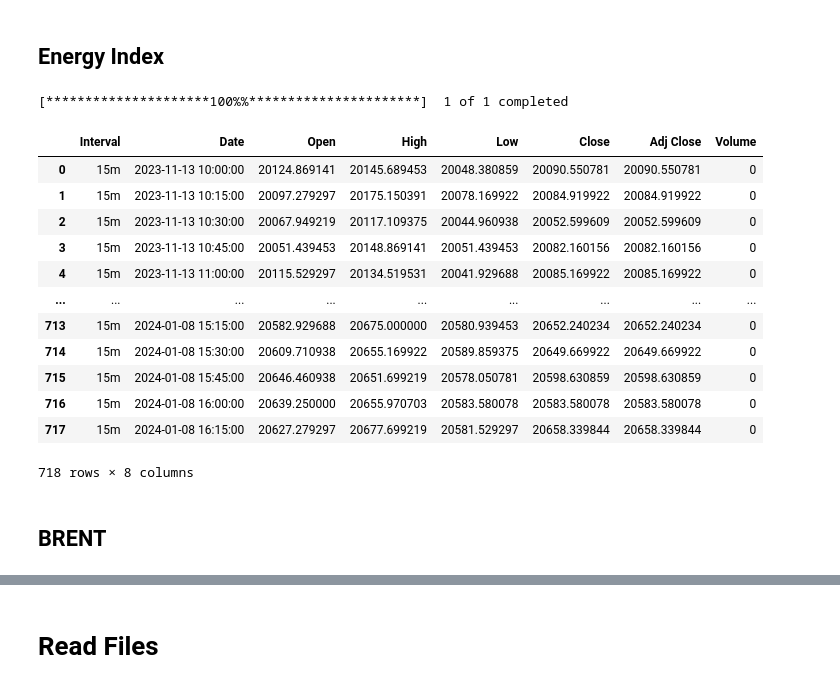
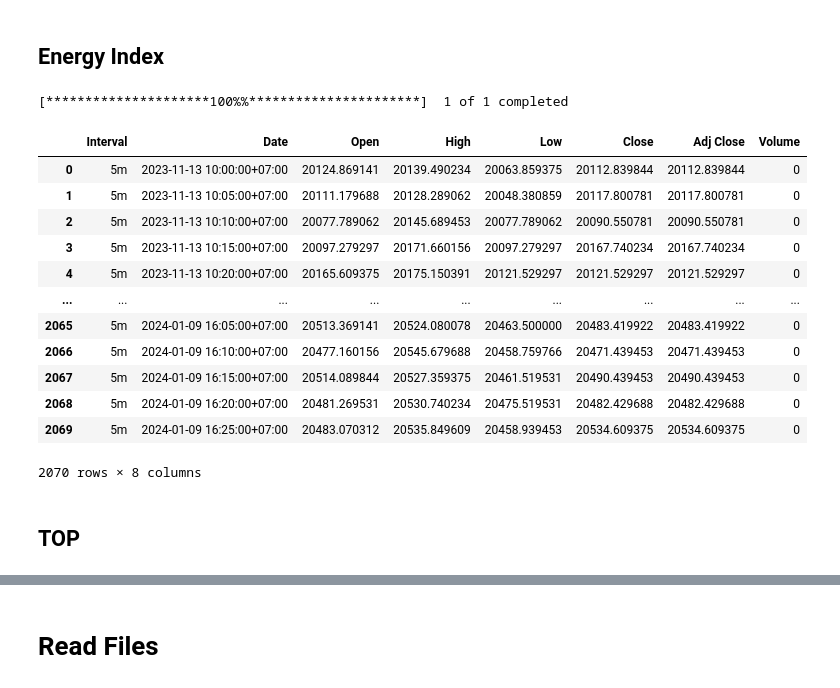
Before and after one commit to y-lims/DADS6003_Buy-Sell_Stock_Forecasting, a Jupyter notebook: SPRC_training.ipynb, the cells around one changed output, grey strips where cells are left out. Drawn from its saved outputs; the diff is of its cells as text; code cells hidden in the pictures.

```diff
--- a/SPRC_training.ipynb
+++ b/SPRC_training.ipynb
@@ -402,11 +284,11 @@ display(GOLD_df)
 # %% [markdown]
 ## Resource Index
 # %%
-# Resource Index 15m
+# Resource Index 5m
 stock_symbol = '^RESOURC.BK'
 end_date = datetime.today().strftime('%Y-%m-%d')
 start_date = (datetime.today() - timedelta(days=59)).strftime('%Y-%m-%d')
-intervals = ['15m']
+intervals = ['5m']
 
 # Create an empty DataFrame to store the results
 RESOURCE_df = pd.DataFrame()
@@ -444,44 +326,44 @@ display(RESOURCE_df)
 # %% [markdown]
 ## Energy Index
 # %%
-# Energy Index 15m
+# Energy Index 5m
 stock_symbol = '^ENERG.BK'
 end_date = datetime.today().strftime('%Y-%m-%d')
 start_date = (datetime.today() - timedelta(days=59)).strftime('%Y-%m-%d')
-intervals = ['15m']
+intervals = ['5m']
 
 # Create an empty DataFrame to store the results
 ENERGY_df = pd.DataFrame()
 
 # Loop through each interval and append data to the DataFrame
 for interval in intervals:
     data = yf.download(stock_symbol, start=start_date, end=end_date, interval=interval)
     # Add a level to the MultiIndex for the interval
     data.index = pd.MultiIndex.from_product([[interval], data.index], names=['Interval', 'Date'])
     ENERGY_df = pd.concat([ENERGY_df, data])
 
 # Reset the index to get Date as a column
 ENERGY_df.reset_index(inplace=True)
 
 # Display the resulting DataFrame
 display(ENERGY_df)
 
 # # Save the DataFrame to a CSV file
 # ENERGY_df.to_csv('data_ENERG.csv', index=False)
 # %% [output]
 [*********************100%%**********************]  1 of 1 completed
 |  | Interval | Date | Open | High | Low | Close | Adj Close | Volume |
-| 0 | 15m | 2023-11-13 10:00:00 | 20124.869141 | 20145.689453 | 20048.380859 | 20090.550781 | 20090.550781 | 0 |
-| 1 | 15m | 2023-11-13 10:15:00 | 20097.279297 | 20175.150391 | 20078.169922 | 20084.919922 | 20084.919922 | 0 |
-| 2 | 15m | 2023-11-13 10:30:00 | 20067.949219 | 20117.109375 | 20044.960938 | 20052.599609 | 20052.599609 | 0 |
-| 3 | 15m | 2023-11-13 10:45:00 | 20051.439453 | 20148.869141 | 20051.439453 | 20082.160156 | 20082.160156 | 0 |
-| 4 | 15m | 2023-11-13 11:00:00 | 20115.529297 | 20134.519531 | 20041.929688 | 20085.169922 | 20085.169922 | 0 |
+| 0 | 5m | 2023-11-13 10:00:00+07:00 | 20124.869141 | 20139.490234 | 20063.859375 | 20112.839844 | 20112.839844 | 0 |
+| 1 | 5m | 2023-11-13 10:05:00+07:00 | 20111.179688 | 20128.289062 | 20048.380859 | 20117.800781 | 20117.800781 | 0 |
+| 2 | 5m | 2023-11-13 10:10:00+07:00 | 20077.789062 | 20145.689453 | 20077.789062 | 20090.550781 | 20090.550781 | 0 |
+| 3 | 5m | 2023-11-13 10:15:00+07:00 | 20097.279297 | 20171.660156 | 20097.279297 | 20167.740234 | 20167.740234 | 0 |
+| 4 | 5m | 2023-11-13 10:20:00+07:00 | 20165.609375 | 20175.150391 | 20121.529297 | 20121.529297 | 20121.529297 | 0 |
 | ... | ... | ... | ... | ... | ... | ... | ... | ... |
-| 713 | 15m | 2024-01-08 15:15:00 | 20582.929688 | 20675.000000 | 20580.939453 | 20652.240234 | 20652.240234 | 0 |
-| 714 | 15m | 2024-01-08 15:30:00 | 20609.710938 | 20655.169922 | 20589.859375 | 20649.669922 | 20649.669922 | 0 |
-| 715 | 15m | 2024-01-08 15:45:00 | 20646.460938 | 20651.699219 | 20578.050781 | 20598.630859 | 20598.630859 | 0 |
-| 716 | 15m | 2024-01-08 16:00:00 | 20639.250000 | 20655.970703 | 20583.580078 | 20583.580078 | 20583.580078 | 0 |
-| 717 | 15m | 2024-01-08 16:15:00 | 20627.279297 | 20677.699219 | 20581.529297 | 20658.339844 | 20658.339844 | 0 |
+| 2065 | 5m | 2024-01-09 16:05:00+07:00 | 20513.369141 | 20524.080078 | 20463.500000 | 20483.419922 | 20483.419922 | 0 |
+| 2066 | 5m | 2024-01-09 16:10:00+07:00 | 20477.160156 | 20545.679688 | 20458.759766 | 20471.439453 | 20471.439453 | 0 |
+| 2067 | 5m | 2024-01-09 16:15:00+07:00 | 20514.089844 | 20527.359375 | 20461.519531 | 20490.439453 | 20490.439453 | 0 |
+| 2068 | 5m | 2024-01-09 16:20:00+07:00 | 20481.269531 | 20530.740234 | 20475.519531 | 20482.429688 | 20482.429688 | 0 |
+| 2069 | 5m | 2024-01-09 16:25:00+07:00 | 20483.070312 | 20535.849609 | 20458.939453 | 20534.609375 | 20534.609375 | 0 |
-718 rows × 8 columns
+2070 rows × 8 columns
 # %% [markdown]
-## BRENT
+## TOP
```
Also changed, not shown: parts of 86 cells of this notebook, 28 other files.
